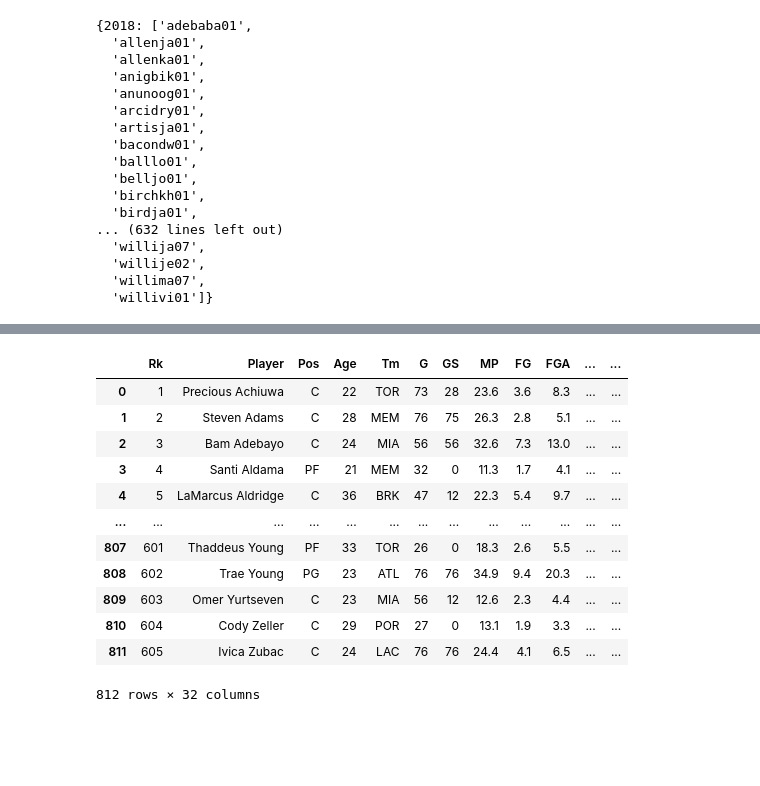
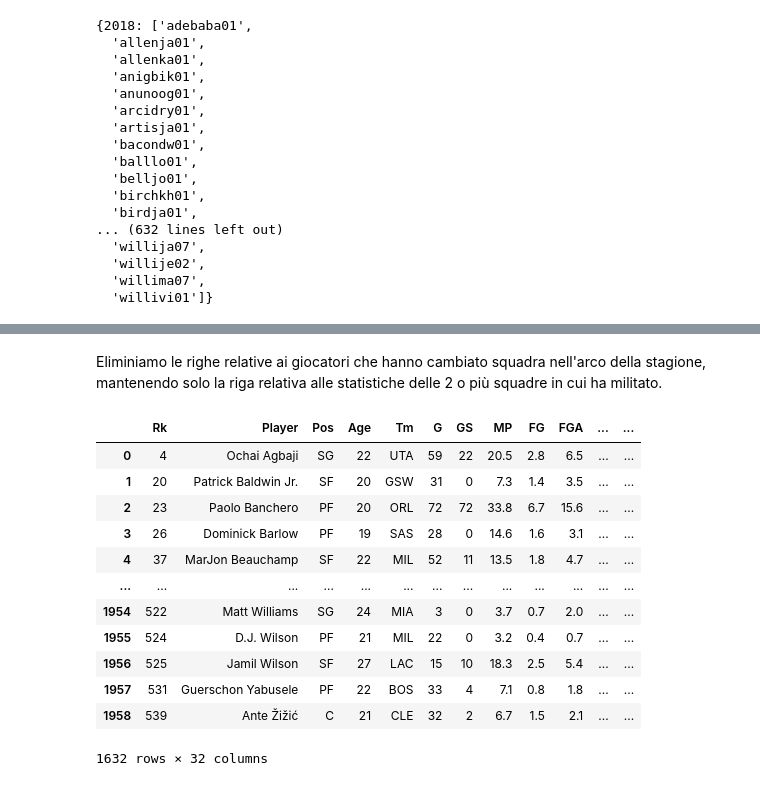
Before and after one commit to ywateba/fds_2023_project, a Jupyter notebook: main.ipynb, the cells around one changed output, grey strips where cells are left out. Drawn from its saved outputs; the diff is of its cells as text; code cells hidden in the pictures; blank space fills up the shorter version.

```diff
--- a/main.ipynb
+++ b/main.ipynb
@@ -92,17 +98,22 @@ df_final
-# %%
-dff = dataframes.get(f'{2022}-players')
-dff
-# %% [output]
-|  | Rk | Player | Pos | Age | Tm | G | GS | MP | FG | FGA | ... | ... |
-| 0 | 1 | Precious Achiuwa | C | 22 | TOR | 73 | 28 | 23.6 | 3.6 | 8.3 | ... | ... |
-| 1 | 2 | Steven Adams | C | 28 | MEM | 76 | 75 | 26.3 | 2.8 | 5.1 | ... | ... |
-| 2 | 3 | Bam Adebayo | C | 24 | MIA | 56 | 56 | 32.6 | 7.3 | 13.0 | ... | ... |
-| 3 | 4 | Santi Aldama | PF | 21 | MEM | 32 | 0 | 11.3 | 1.7 | 4.1 | ... | ... |
-| 4 | 5 | LaMarcus Aldridge | C | 36 | BRK | 47 | 12 | 22.3 | 5.4 | 9.7 | ... | ... |
-| ... | ... | ... | ... | ... | ... | ... | ... | ... | ... | ... | ... | ... |
-| 807 | 601 | Thaddeus Young | PF | 33 | TOR | 26 | 0 | 18.3 | 2.6 | 5.5 | ... | ... |
-| 808 | 602 | Trae Young | PG | 23 | ATL | 76 | 76 | 34.9 | 9.4 | 20.3 | ... | ... |
-| 809 | 603 | Omer Yurtseven | C | 23 | MIA | 56 | 12 | 12.6 | 2.3 | 4.4 | ... | ... |
-| 810 | 604 | Cody Zeller | C | 29 | POR | 27 | 0 | 13.1 | 1.9 | 3.3 | ... | ... |
-| 811 | 605 | Ivica Zubac | C | 24 | LAC | 76 | 76 | 24.4 | 4.1 | 6.5 | ... | ... |
-812 rows × 32 columns
+# %% [markdown]
+Eliminiamo le righe relative ai giocatori che hanno cambiato squadra nell'arco della stagione, mantenendo solo la riga relativa alle statistiche delle 2 o più squadre in cui ha militato.
+# %%
+condition = (df_final['Tm'] != 'TOT') & df_final.duplicated(subset=['ID', 'Season'], keep=False)
+
+# Applica le condizioni utilizzando il metodo loc
+df = df_final.loc[~condition]
+df
+# %% [output]
+|  | Rk | Player | Pos | Age | Tm | G | GS | MP | FG | FGA | ... | ... |
+| 0 | 4 | Ochai Agbaji | SG | 22 | UTA | 59 | 22 | 20.5 | 2.8 | 6.5 | ... | ... |
+| 1 | 20 | Patrick Baldwin Jr. | SF | 20 | GSW | 31 | 0 | 7.3 | 1.4 | 3.5 | ... | ... |
+| 2 | 23 | Paolo Banchero | PF | 20 | ORL | 72 | 72 | 33.8 | 6.7 | 15.6 | ... | ... |
+| 3 | 26 | Dominick Barlow | PF | 19 | SAS | 28 | 0 | 14.6 | 1.6 | 3.1 | ... | ... |
+| 4 | 37 | MarJon Beauchamp | SF | 22 | MIL | 52 | 11 | 13.5 | 1.8 | 4.7 | ... | ... |
+| ... | ... | ... | ... | ... | ... | ... | ... | ... | ... | ... | ... | ... |
+| 1954 | 522 | Matt Williams | SG | 24 | MIA | 3 | 0 | 3.7 | 0.7 | 2.0 | ... | ... |
+| 1955 | 524 | D.J. Wilson | PF | 21 | MIL | 22 | 0 | 3.2 | 0.4 | 0.7 | ... | ... |
+| 1956 | 525 | Jamil Wilson | SF | 27 | LAC | 15 | 10 | 18.3 | 2.5 | 5.4 | ... | ... |
+| 1957 | 531 | Guerschon Yabusele | PF | 22 | BOS | 33 | 4 | 7.1 | 0.8 | 1.8 | ... | ... |
+| 1958 | 539 | Ante Žižić | C | 21 | CLE | 32 | 2 | 6.7 | 1.5 | 2.1 | ... | ... |
+1632 rows × 32 columns
```
Also changed, not shown: parts of 15 cells of this notebook.
